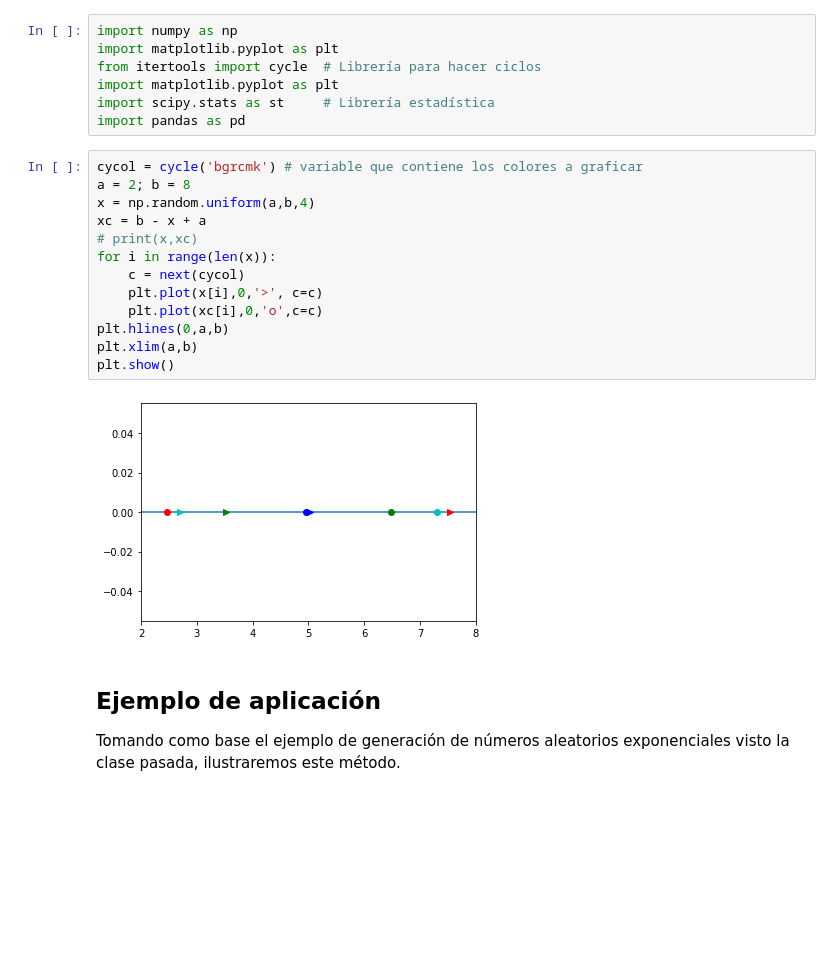
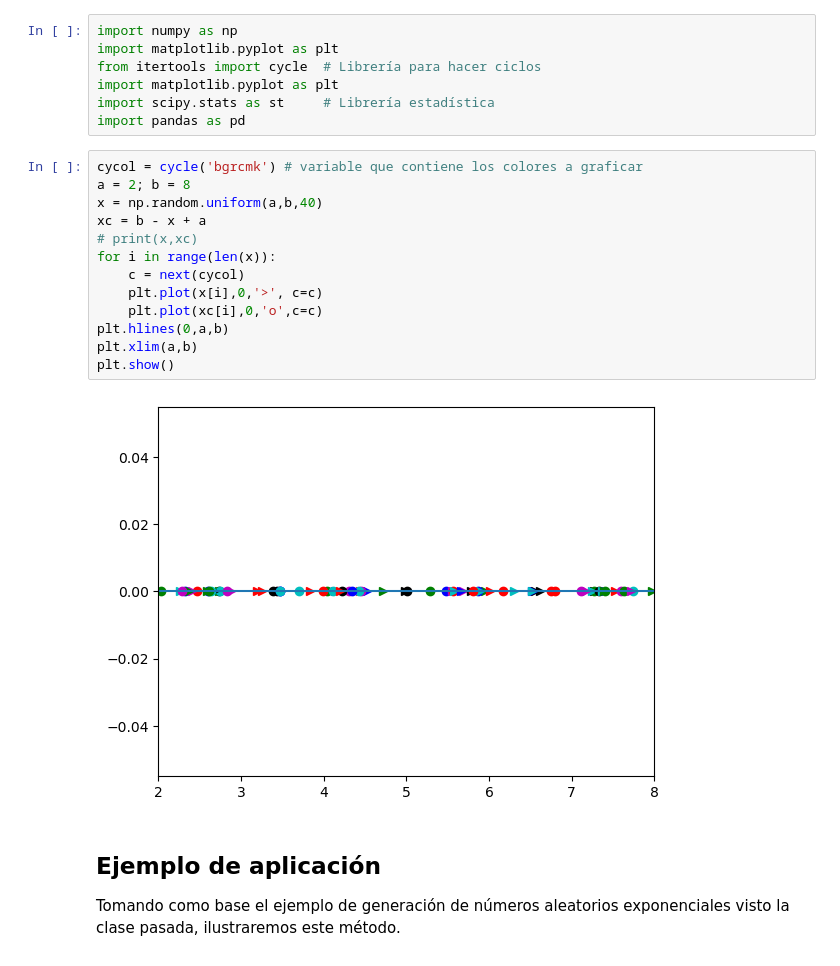
Before and after one commit to adrianhb01/SPF-2023-I, a Jupyter notebook: TEMA-2/Clase14_ContinuacionReduccionVarianza.ipynb, the cells around one changed output. Cells and saved outputs as stored; diff of their text form; blank space fills up the shorter version.

```diff
--- a/TEMA-2/Clase14_ContinuacionReduccionVarianza.ipynb
+++ b/TEMA-2/Clase14_ContinuacionReduccionVarianza.ipynb
@@ -29,18 +29,18 @@ import pandas as pd
 # %%
 cycol = cycle('bgrcmk') # variable que contiene los colores a graficar
 a = 2; b = 8
-x = np.random.uniform(a,b,4)
+x = np.random.uniform(a,b,40)
 xc = b - x + a
 # print(x,xc)
 for i in range(len(x)):
     c = next(cycol)
     plt.plot(x[i],0,'>', c=c)
     plt.plot(xc[i],0,'o',c=c)
 plt.hlines(0,a,b)
 plt.xlim(a,b)
 plt.show()
 # %% [output]
-[figure, old version]
+[figure, new version]
 # %% [markdown]
 ## Ejemplo de aplicación
 Tomando como base el ejemplo de generación de números aleatorios exponenciales visto la clase pasada, ilustraremos este método.
```
Also changed, not shown: parts of 5 cells of this notebook, 2 other files.
